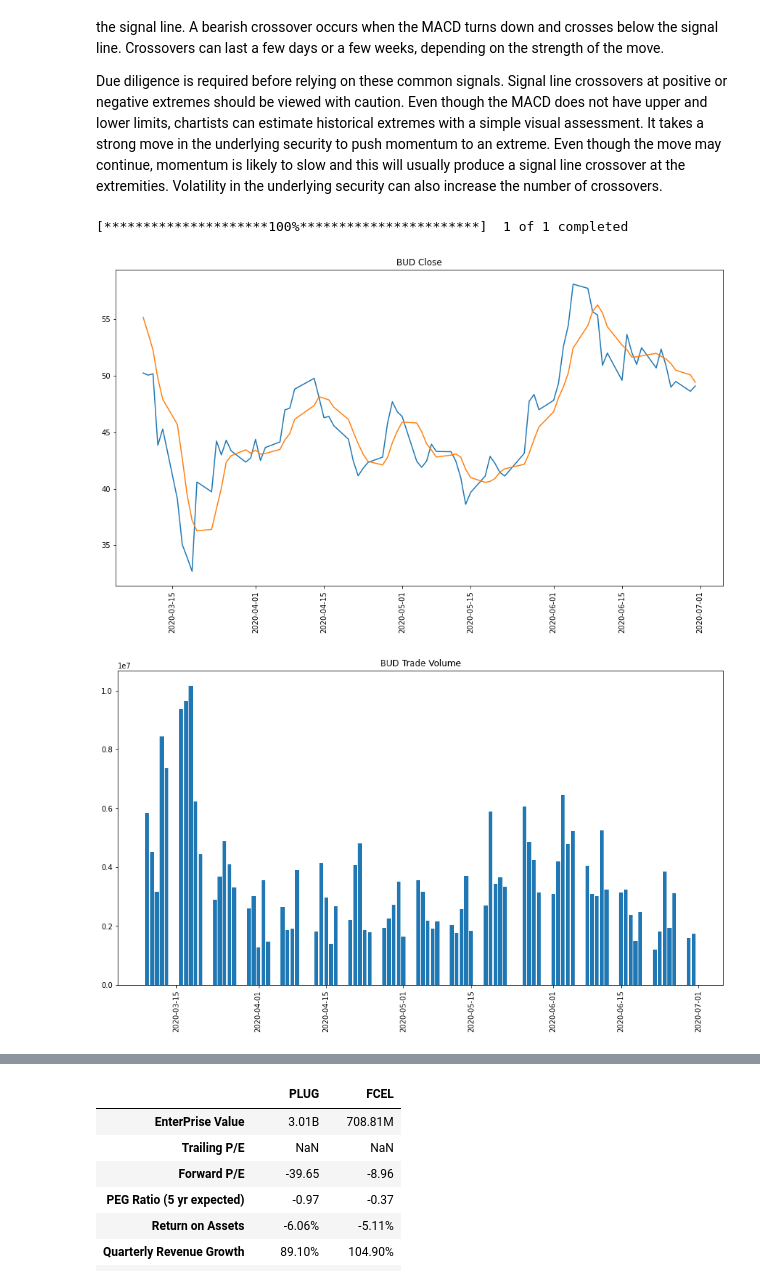
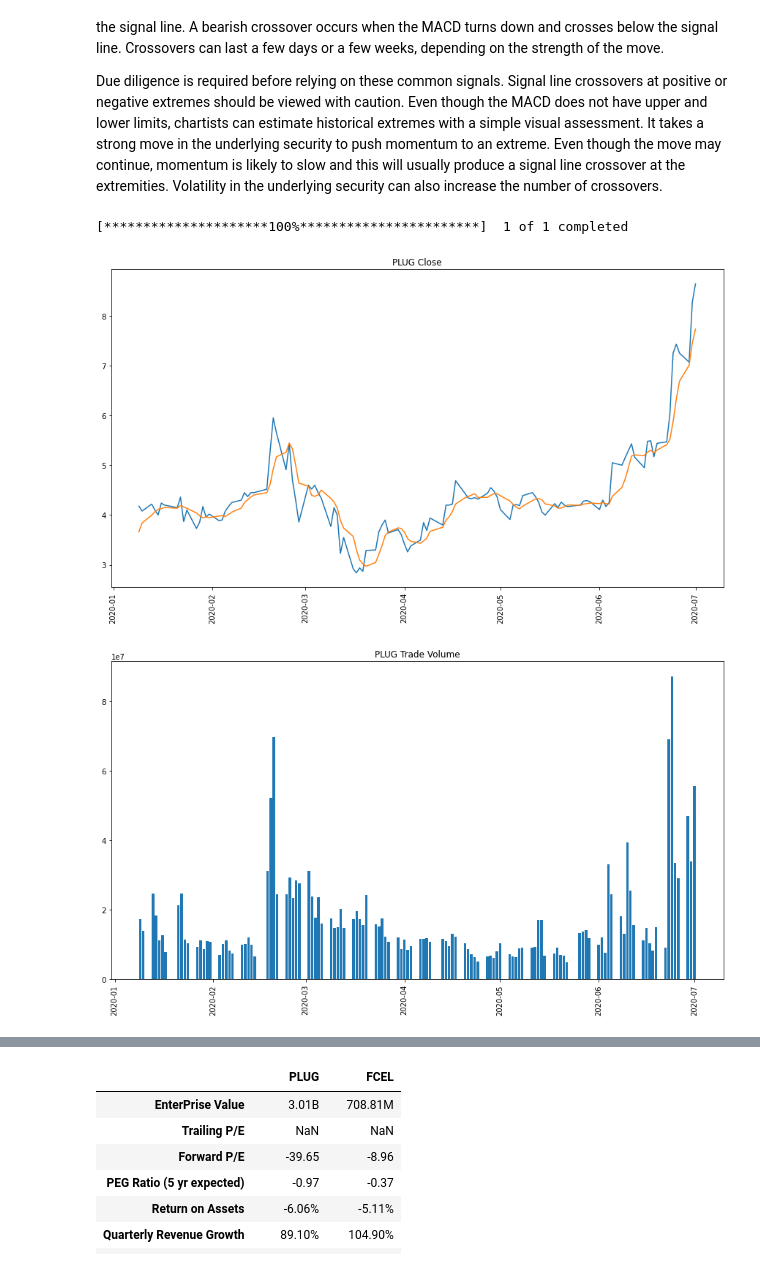
Before and after one commit to Mtaylert/Stock_Evaluation, a Jupyter notebook: StockEvaluations.ipynb, the cells around one changed output, grey strips where cells are left out. Drawn from its saved outputs; the diff is of its cells as text; code cells hidden in the pictures.

```diff
--- a/StockEvaluations.ipynb
+++ b/StockEvaluations.ipynb
@@ -98,36 +98,36 @@ def generate_stock_data(start_date,end_date,ticker):
 
 
     #prev_day_hi_or_low open
     data['Prev_Week_Compare_Open'] = data['Open']-data['Open_Shift_5']
     data['Prev_Week_Growth_Open'] = (data['Open']-data['Open_Shift_5'])/data['Open_Shift_5']
 
 
 
 
     data=data.iloc[5:]
     data
 
 
     return data
 
 
 
-ticker='BUD'
-start = '2020-03-01'
+ticker='PLUG'
+start = '2020-01-01'
 SDOW = generate_stock_data(start,now,ticker)
 
 plt.figure(figsize=(15,8))
 plt.title('{} Close'.format(ticker))
 
 plt.plot(SDOW['Date'],SDOW['Open'])
 
 plt.plot(SDOW['Date'],SDOW['5Day_Moving_Average_Open'])
 
 plt.xticks(rotation=90)
 plt.show()
 # %% [output]
 [*********************100%***********************]  1 of 1 completed
-[figure, old version]
+[figure, new version]
 # %%
 
 plt.figure(figsize=(15,8))
@@ -139,7 +139,7 @@ plt.bar(SDOW['Date'],SDOW['Volume'])
 plt.xticks(rotation=90)
 plt.show()
 # %% [output]
-[figure, old version]
+[figure, new version]
 # %%
 DOW_DF = SDOW.groupby('DOW_Mapped')['Open'].mean().reset_index()
 plt.title("Average Open Price per Day of Week")
```
Also changed, not shown: parts of 9 cells of this notebook.
